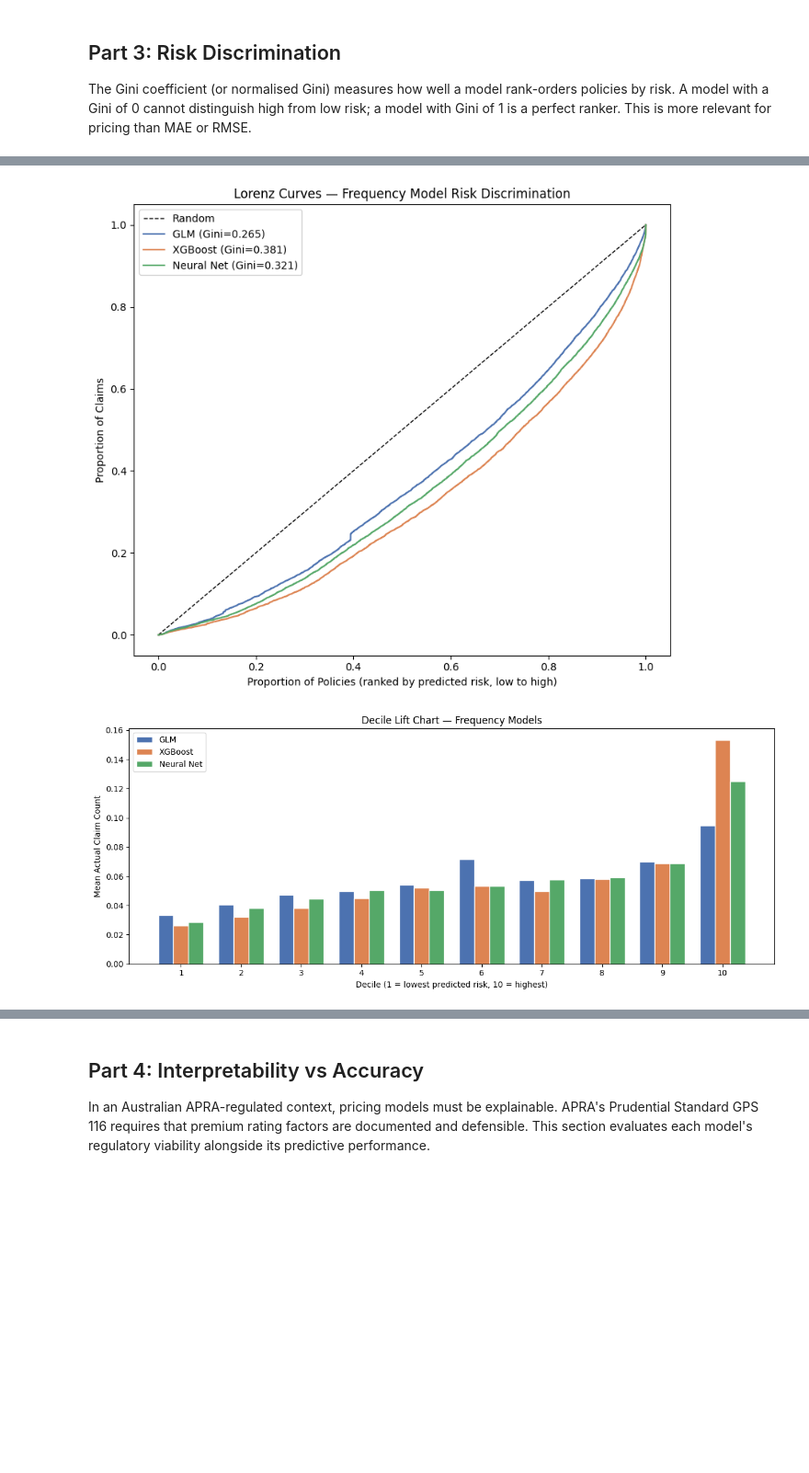
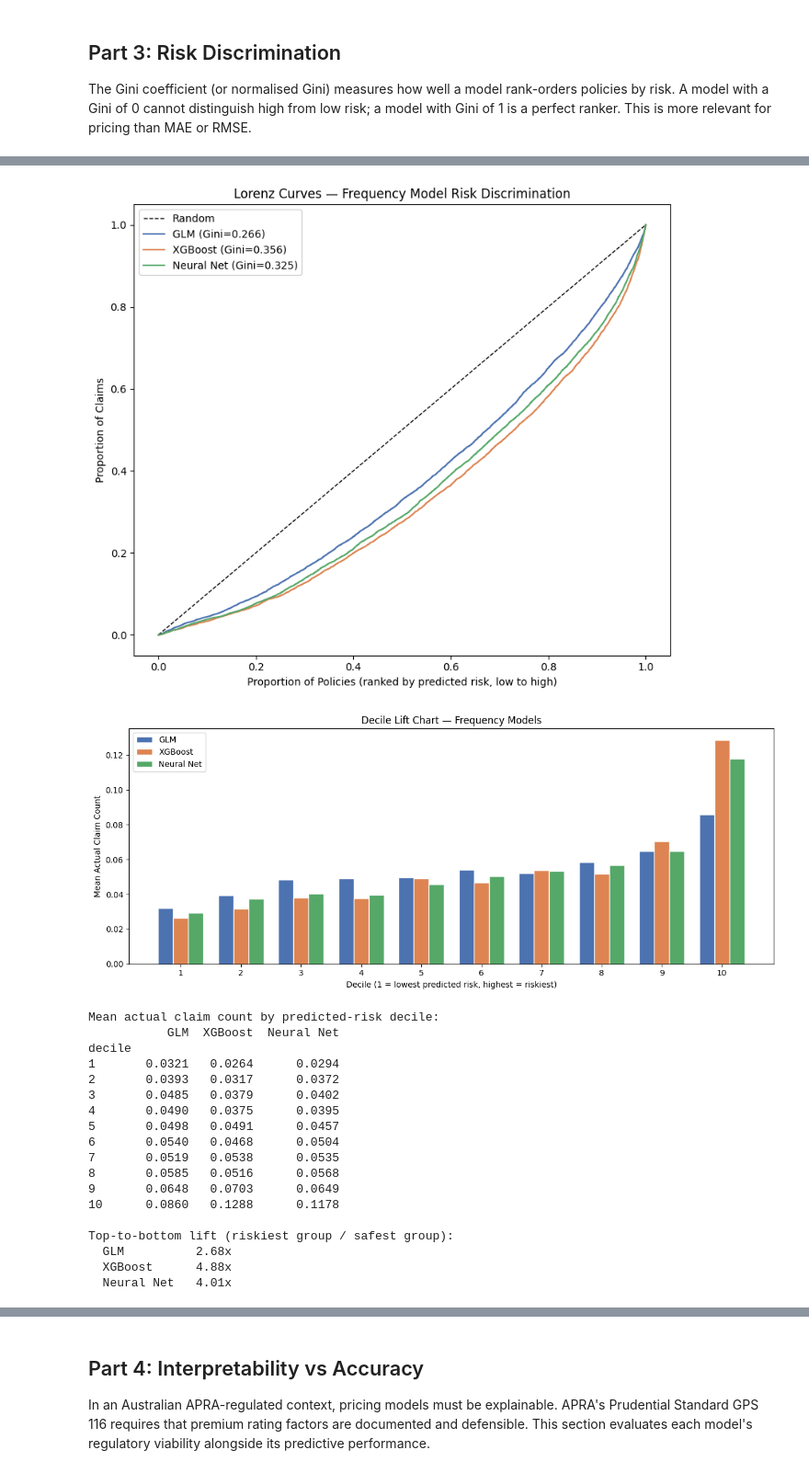
Before and after one commit to dpark2380/Insurance-Claims-Predictor, a Jupyter notebook: notebooks/05_comparison.ipynb, the cells around one changed output, grey strips where cells are left out. Shown at 92% size. Cells and saved outputs as stored; diff of their text form; code cells hidden in the pictures; blank space fills up the shorter version.

Commit message:
filled in narrative commentary from rerun results.

```diff
--- a/notebooks/05_comparison.ipynb
+++ b/notebooks/05_comparison.ipynb
@@ -499,12 +383,9 @@ def lorenz(actual, predicted):
 fig, ax = plt.subplots(figsize=(8, 7))
 ax.plot([0, 1], [0, 1], 'k--', label='Random', linewidth=1)
 
-for name, freq_pred in [
-    ('GLM',        glm_freq_pred_count_te),
-    ('XGBoost',    xgb_freq_pred_rate * exp_te),
-    ('Neural Net', nn_freq_pred_rate * exp_te),
-]:
-    g = gini(y_fr_te, freq_pred)
+for name in MODELS:
+    freq_pred = preds[name]['freq_test_rate'] * exp_te
+    g = gini_results.loc[name, 'Frequency Gini']
     x, y = lorenz(y_fr_te, freq_pred)
     ax.plot(x, y, label=f'{name} (Gini={g:.3f})', color=colors_map[name])
 
@@ -516,34 +397,63 @@ plt.tight_layout()
 plt.savefig('../results/21_lorenz_curves.png', dpi=150, bbox_inches='tight')
 plt.show()
 # %% [output]
-[figure, old version]
+[figure, new version]
 # %%
-# Decile lift chart comparing all three frequency models
+# Decile lift chart comparing all three frequency models.
+#
+# duplicates='drop' matters here: the neural net clips negative rates to zero, so
+# many predictions are tied and some decile boundaries land on the same value.
+# Without it qcut raises, or (worse) produces wildly unequal groups that distort
+# the gradient. A model with ties may therefore end up with fewer than 10 groups.
 fig, ax = plt.subplots(figsize=(12, 5))
 
-models_freq = [
-    ('GLM',        glm_freq_pred_count_te / exp_te),
-    ('XGBoost',    xgb_freq_pred_rate),
-    ('Neural Net', nn_freq_pred_rate),
-]
-
 width = 0.25
-x = np.arange(1, 11)
-for i, (name, pred_rate) in enumerate(models_freq):
-    df_lift = pd.DataFrame({'actual': y_fr_te, 'predicted': pred_rate})
-    df_lift['decile'] = pd.qcut(df_lift['predicted'], q=10, labels=False) + 1
+lift_table = {}
+for i, name in enumerate(MODELS):
+    df_lift = pd.DataFrame({'actual': y_fr_te, 'predicted': preds[name]['freq_test_rate']})
+    df_lift['decile'] = pd.qcut(df_lift['predicted'], q=10, labels=False, duplicates='drop') + 1
     lift = df_lift.groupby('decile')['actual'].mean()
-    ax.bar(x + i * width - width, lift, width=width,
+    lift_table[name] = lift
+    ax.bar(lift.index + i * width - width, lift.values, width=width,
            label=name, color=colors_map[name], edgecolor='white')
 
-ax.set_xticks(x)
-ax.set_xlabel('Decile (1 = lowest predicted risk, 10 = highest)')
+ax.set_xticks(np.arange(1, max(len(v) for v in lift_table.values()) + 1))
+ax.set_xlabel('Decile (1 = lowest predicted risk, highest = riskiest)')
 ax.set_ylabel('Mean Actual Claim Count')
 ax.set_title('Decile Lift Chart — Frequency Models')
 ax.legend()
 plt.tight_layout()
 plt.savefig('../results/22_decile_lift_comparison.png', dpi=150, bbox_inches='tight')
 plt.show()
+
+lift_df = pd.DataFrame(lift_table)
+print('Mean actual claim count by predicted-risk decile:')
+print(lift_df.round(4).to_string())
+
+print('\nTop-to-bottom lift (riskiest group / safest group):')
+for name in MODELS:
+    s = lift_table[name].dropna()
+    n_groups = len(s)
+    note = '' if n_groups == 10 else f'  [{n_groups} groups — tied predictions]'
+    print(f'  {name:12} {s.iloc[-1] / s.iloc[0]:.2f}x{note}')
 # %% [output]
-[figure, old version]
+[figure, new version]
+Mean actual claim count by predicted-risk decile:
+           GLM  XGBoost  Neural Net
+decile
+1       0.0321   0.0264      0.0294
+2       0.0393   0.0317      0.0372
+3       0.0485   0.0379      0.0402
+4       0.0490   0.0375      0.0395
+5       0.0498   0.0491      0.0457
+6       0.0540   0.0468      0.0504
+7       0.0519   0.0538      0.0535
+8       0.0585   0.0516      0.0568
+9       0.0648   0.0703      0.0649
+10      0.0860   0.1288      0.1178
+
+Top-to-bottom lift (riskiest group / safest group):
+  GLM          2.68x
+  XGBoost      4.88x
+  Neural Net   4.01x
 # %% [markdown]
```
Also changed, not shown: parts of 26 cells of this notebook, 6 other files.
